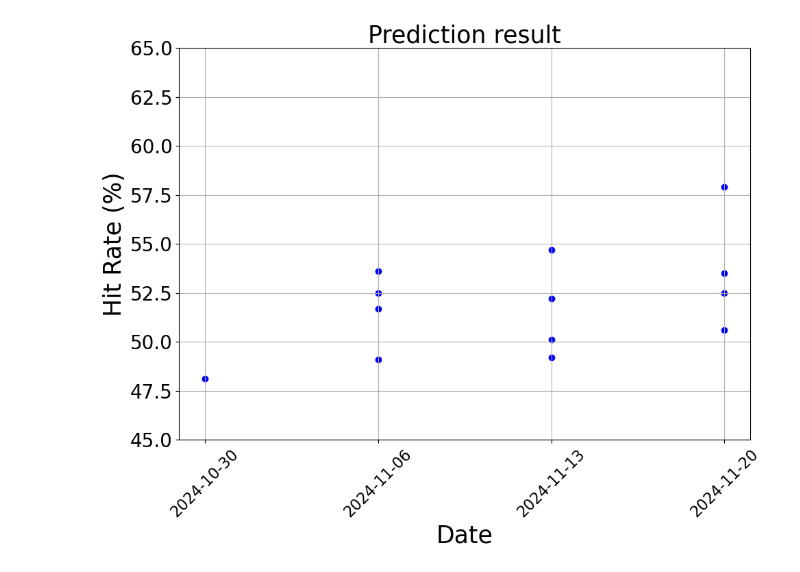
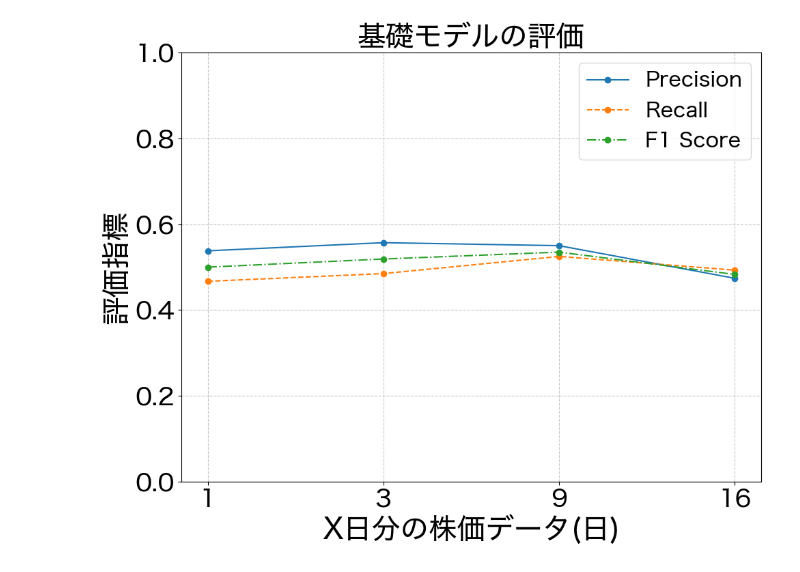
Before and after one commit to ramune-0119/classification-model, a Jupyter notebook: 過去の予測結果.ipynb, the cells around one changed output. Saved outputs shown, nothing was run; the diff lists cells and outputs as text; code cells hidden in the pictures.

```diff
--- a/過去の予測結果.ipynb
+++ b/過去の予測結果.ipynb
@@ -37,0 +113,34 @@ plt.show()
+# %%
+#ノーマルの評価制度
+import matplotlib.pyplot as plt
+import numpy as np
+
+# データ
+
+data_period = ['1', '3', '9', '16']
+precision_values = [0.538, 0.557, 0.550, 0.474]  # 適合率
+recall_values = [0.467, 0.485, 0.525, 0.493]     # 再現率
+f1_values = [0.500, 0.519, 0.535,  0.483]         # F1スコア
+
+
+# グラフ作成
+plt.figure(figsize=(10, 8))
+plt.plot(data_period, precision_values, marker='o', label='Precision', linestyle='-')
+plt.plot(data_period, recall_values, marker='o', label='Recall', linestyle='--')
+plt.plot(data_period, f1_values, marker='o', label='F1 Score', linestyle='-.')
+
+# グラフ装飾
+plt.title('基礎モデルの評価', fontsize=30)
+plt.xlabel('X日分の株価データ(日)', fontsize=30)
+plt.ylabel('評価指標', fontsize=30)
+plt.ylim(0, 1)  # 値の範囲
+plt.grid(True, linestyle='--', alpha=0.7)
+plt.legend(fontsize=22)
+plt.xticks(fontsize=26)
+plt.yticks(fontsize=26)
+
+# 表示
+plt.tight_layout()
+plt.show()
+# %% [output]
+[figure, added]
@@ -38,53 +211,34 @@ plt.show()
 # %%
+#パラメータの設定のみ実施時の勝率
+
 import matplotlib.pyplot as plt
 import pandas as pd
 
-# サンプルデータ
-data = {
-    'Date': ['2024-10-30',
-             '2024-11-06', '2024-11-06', '2024-11-06', '2024-11-06',
-             '2024-11-13', '2024-11-13', '2024-11-13', '2024-11-13',
-             '2024-11-20', '2024-11-20', '2024-11-20', '2024-11-20'],
-    'Hit Rate': [48.1,
-                 53.6, 49.1, 51.7, 52.5,
-                 54.7, 50.1, 49.2, 52.2,
-                 57.9, 53.5, 52.5, 50.6]
-}
-
-# コメントはコード内にコメントアウトで記録
-# 2024-10-30: 基本モデルでのテスト。改善の余地あり。
-
-# 2024-11-06: 全て1mで設定。1d,2d,3d,4d,5dの順で記録、4本値データを標準化→特徴量の追加。外れ値の計算をしていない。
-#何度やっても、同じ値が出る→機械学習は、AIではないことがわかる。数学。
-
-# 2024-11-13: 時系列クロスバリデーションの実行をした。　5個にデータを分けて、階段上になるやつ。
-# 2024-11-20: ハイパラメータの使用。特徴量を自分で考えて、モデルにくらえることができる
-# 2024-11-27:
+# データ量と勝率
+data = {'X日分の株価データ(日)': ['1', '3', '5', '10', '20', '28'],
+        '勝率': [57.1, 57.1, 45.4, 45.6, 46.3, 45.5 ]}
 
 # DataFrameに変換
 df = pd.DataFrame(data)
-df['Date'] = pd.to_datetime(df['Date'])
 
 # グラフ全体のフォント設定
 plt.rc('font', size=12)  # デフォルトフォントサイズ
 plt.rc('axes', titlesize=25, labelsize=25)  # タイトルとラベルサイズ
-plt.rc('xtick', labelsize=16)  # X軸目盛りの文字サイズ
-plt.rc('ytick', labelsize=20)  # Y軸目盛りの文字サイズ
+plt.rc('xtick', labelsize=25)  # X軸目盛りの文字サイズ
+plt.rc('ytick', labelsize=25)  # Y軸目盛りの文字サイズ
 
 # グラフ作成
 plt.figure(figsize=(10, 8))
-plt.scatter(df['Date'], df['Hit Rate'], color='b')
+plt.plot(df['X日分の株価データ(日)'], df['勝率'], color='b', marker='o', linestyle='-', label='勝率 (%)')
 
 # ラベルやタイトルの設定
-plt.xlabel('Date')
-plt.ylabel('Hit Rate (%)')
-plt.title('Prediction result')
+plt.xlabel('X日分の株価データ(日)')
+plt.ylabel('勝率 (%)')
+plt.title('ハイパラメータの調整のみ使用モデルの勝率予測 ')
 
-# 目盛りを調整
-plt.xticks(rotation=45)
+# 目盛りや凡例の調整
 plt.grid(True)
 plt.ylim(45, 65)  # 勝率の範囲に合わせて調整
+plt.legend(fontsize=28)  # 凡例を追加してフォントサイズを調整
 plt.tight_layout()
 plt.show()
-# %% [output]
-[figure, removed]
```
Also changed, not shown: parts of 14 cells of this notebook, 7 other files.
